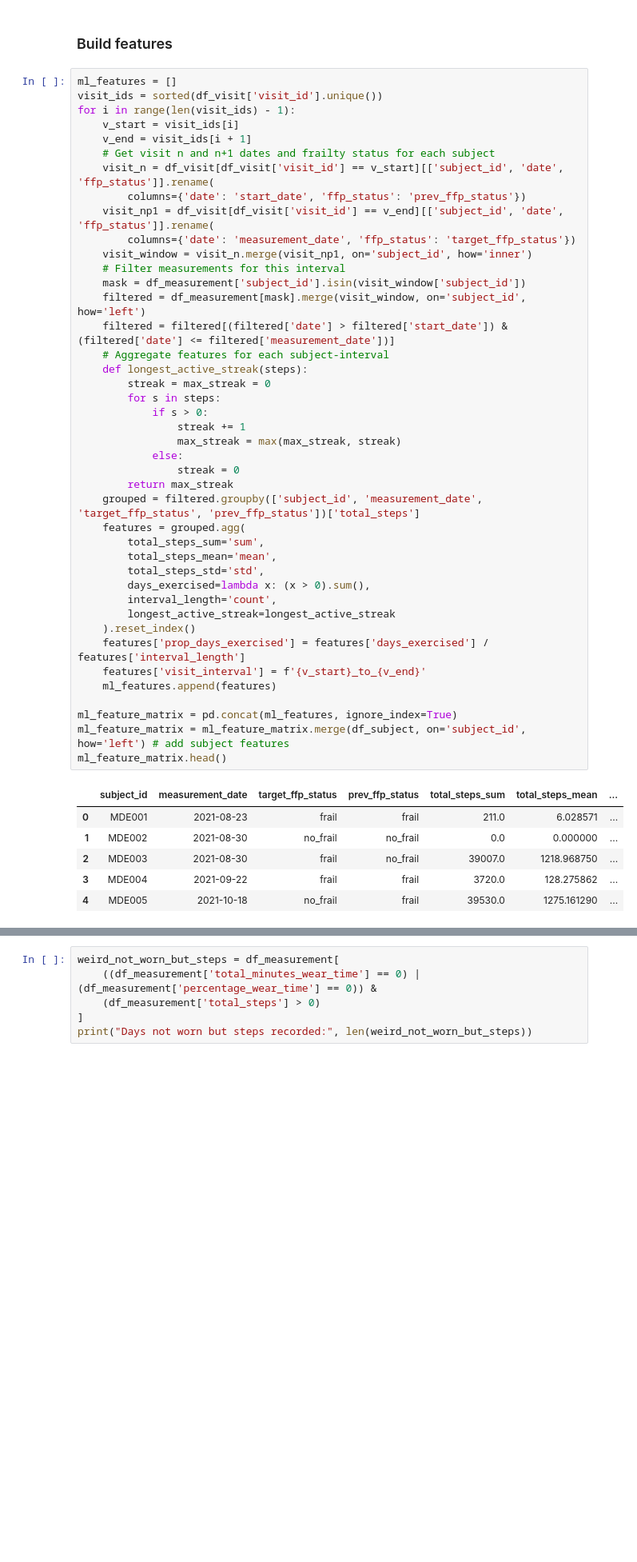
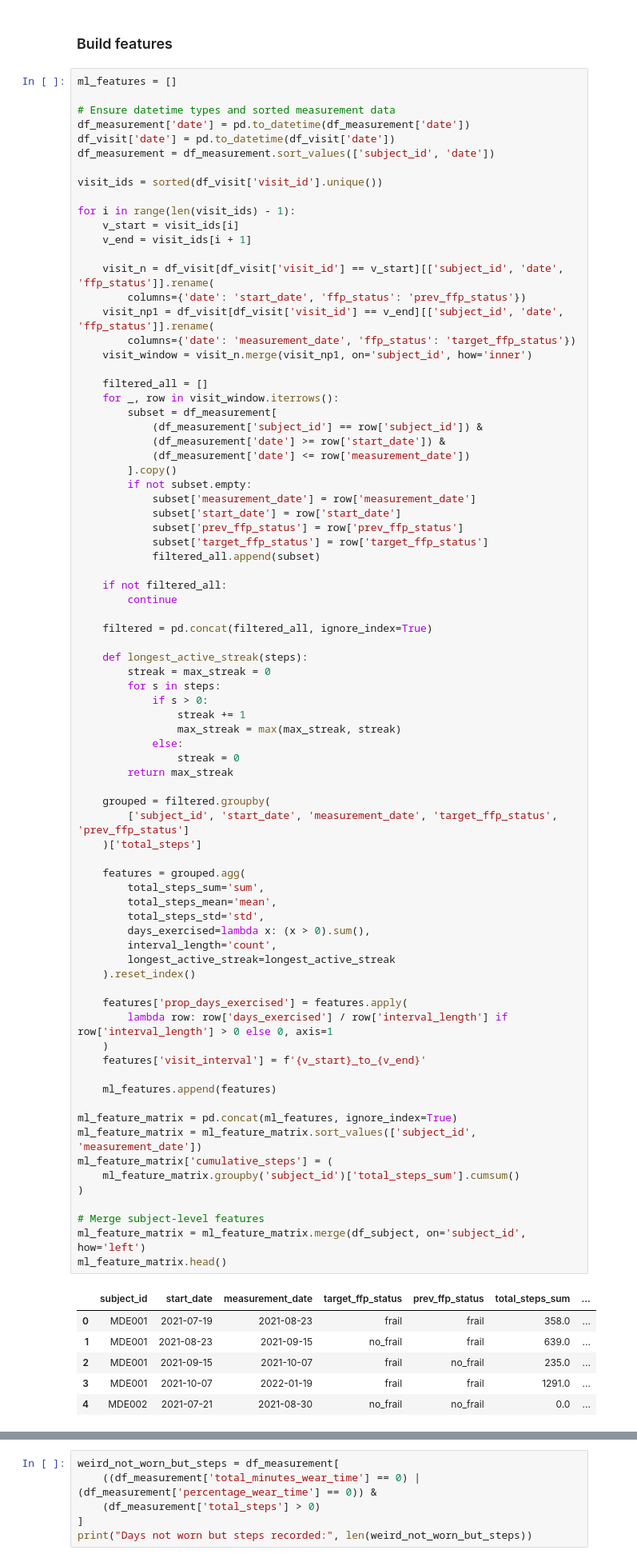
Before and after one commit to OHNLP/activity_tracker, a Jupyter notebook: notebooks/feature.ipynb, the cells around one changed output, grey strips where cells are left out. Shown at 80% size. Drawn from its saved outputs; the diff is of its cells as text; blank space fills up the shorter version.

Commit message:
add cumulative steps

```diff
--- a/notebooks/feature.ipynb
+++ b/notebooks/feature.ipynb
@@ -145,50 +145,86 @@ df_visit.query('subject_id == "MDE041"')
 ### Build features
 # %%
 ml_features = []
+
+# Ensure datetime types and sorted measurement data
+df_measurement['date'] = pd.to_datetime(df_measurement['date'])
+df_visit['date'] = pd.to_datetime(df_visit['date'])
+df_measurement = df_measurement.sort_values(['subject_id', 'date'])
+
 visit_ids = sorted(df_visit['visit_id'].unique())
+
 for i in range(len(visit_ids) - 1):
     v_start = visit_ids[i]
     v_end = visit_ids[i + 1]
-    # Get visit n and n+1 dates and frailty status for each subject
+
     visit_n = df_visit[df_visit['visit_id'] == v_start][['subject_id', 'date', 'ffp_status']].rename(
         columns={'date': 'start_date', 'ffp_status': 'prev_ffp_status'})
     visit_np1 = df_visit[df_visit['visit_id'] == v_end][['subject_id', 'date', 'ffp_status']].rename(
         columns={'date': 'measurement_date', 'ffp_status': 'target_ffp_status'})
     visit_window = visit_n.merge(visit_np1, on='subject_id', how='inner')
-    # Filter measurements for this interval
-    mask = df_measurement['subject_id'].isin(visit_window['subject_id'])
-    filtered = df_measurement[mask].merge(visit_window, on='subject_id', how='left')
-    filtered = filtered[(filtered['date'] > filtered['start_date']) & (filtered['date'] <= filtered['measurement_date'])]
-    # Aggregate features for each subject-interval
+
+    filtered_all = []
+    for _, row in visit_window.iterrows():
+        subset = df_measurement[
+            (df_measurement['subject_id'] == row['subject_id']) &
+            (df_measurement['date'] >= row['start_date']) &
+            (df_measurement['date'] <= row['measurement_date'])
+        ].copy()
+        if not subset.empty:
+            subset['measurement_date'] = row['measurement_date']
+            subset['start_date'] = row['start_date']
+            subset['prev_ffp_status'] = row['prev_ffp_status']
+            subset['target_ffp_status'] = row['target_ffp_status']
+            filtered_all.append(subset)
+
+    if not filtered_all:
+        continue
+
+    filtered = pd.concat(filtered_all, ignore_index=True)
+
     def longest_active_streak(steps):
         streak = max_streak = 0
         for s in steps:
             if s > 0:
                 streak += 1
                 max_streak = max(max_streak, streak)
             else:
                 streak = 0
         return max_streak
-    grouped = filtered.groupby(['subject_id', 'measurement_date', 'target_ffp_status', 'prev_ffp_status'])['total_steps']
+
+    grouped = filtered.groupby(
+        ['subject_id', 'start_date', 'measurement_date', 'target_ffp_status', 'prev_ffp_status']
+    )['total_steps']
+
     features = grouped.agg(
         total_steps_sum='sum',
         total_steps_mean='mean',
         total_steps_std='std',
         days_exercised=lambda x: (x > 0).sum(),
         interval_length='count',
         longest_active_streak=longest_active_streak
     ).reset_index()
-    features['prop_days_exercised'] = features['days_exercised'] / features['interval_length']
+
+    features['prop_days_exercised'] = features.apply(
+        lambda row: row['days_exercised'] / row['interval_length'] if row['interval_length'] > 0 else 0, axis=1
+    )
     features['visit_interval'] = f'{v_start}_to_{v_end}'
+
     ml_features.append(features)
 
 ml_feature_matrix = pd.concat(ml_features, ignore_index=True)
-ml_feature_matrix = ml_feature_matrix.merge(df_subject, on='subject_id', how='left') # add subject features
+ml_feature_matrix = ml_feature_matrix.sort_values(['subject_id', 'measurement_date'])
+ml_feature_matrix['cumulative_steps'] = (
+    ml_feature_matrix.groupby('subject_id')['total_steps_sum'].cumsum()
+)
+
+# Merge subject-level features
+ml_feature_matrix = ml_feature_matrix.merge(df_subject, on='subject_id', how='left')
 ml_feature_matrix.head()
 # %% [output]
-|  | subject_id | measurement_date | target_ffp_status | prev_ffp_status | total_steps_sum | total_steps_mean | ... |
-| 0 | MDE001 | 2021-08-23 | frail | frail | 211.0 | 6.028571 | ... |
-| 1 | MDE002 | 2021-08-30 | no_frail | no_frail | 0.0 | 0.000000 | ... |
-| 2 | MDE003 | 2021-08-30 | frail | no_frail | 39007.0 | 1218.968750 | ... |
-| 3 | MDE004 | 2021-09-22 | frail | frail | 3720.0 | 128.275862 | ... |
-| 4 | MDE005 | 2021-10-18 | no_frail | frail | 39530.0 | 1275.161290 | ... |
+|  | subject_id | start_date | measurement_date | target_ffp_status | prev_ffp_status | total_steps_sum | ... |
+| 0 | MDE001 | 2021-07-19 | 2021-08-23 | frail | frail | 358.0 | ... |
+| 1 | MDE001 | 2021-08-23 | 2021-09-15 | no_frail | frail | 639.0 | ... |
+| 2 | MDE001 | 2021-09-15 | 2021-10-07 | frail | no_frail | 235.0 | ... |
+| 3 | MDE001 | 2021-10-07 | 2022-01-19 | frail | frail | 1291.0 | ... |
+| 4 | MDE002 | 2021-07-21 | 2021-08-30 | no_frail | no_frail | 0.0 | ... |
```
Also changed, not shown: parts of 3 cells of this notebook.
